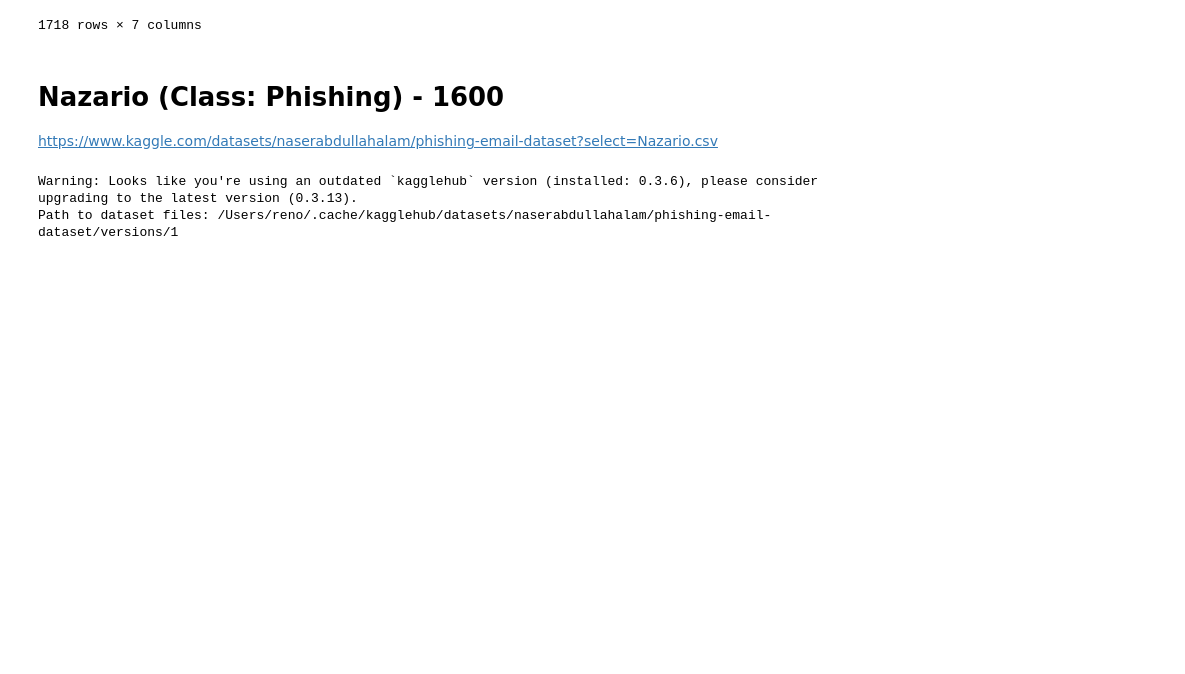
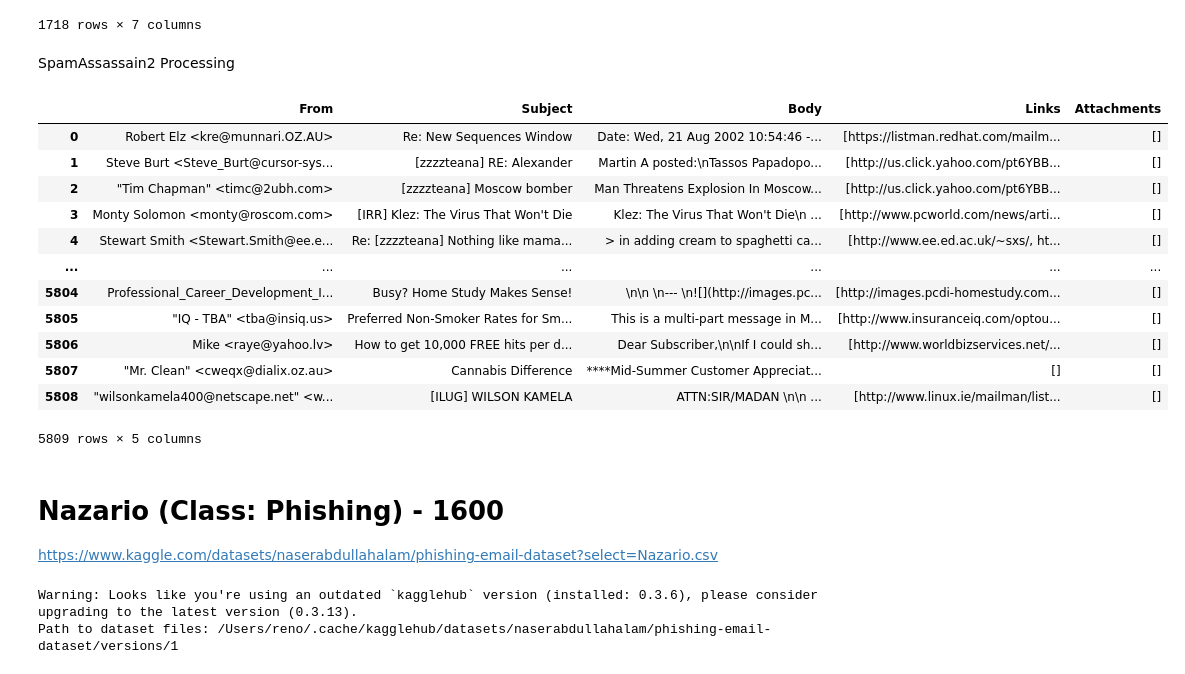
Before and after one commit to Reno0213/capstone, a Jupyter notebook: dataset.ipynb, the cells around one changed output. Drawn from its saved outputs; the diff is of its cells as text; code cells hidden in the pictures; blank space fills up the shorter version.

```diff
--- a/dataset.ipynb
+++ b/dataset.ipynb
@@ -176,6 +199,38 @@ dfSpamAssassinSpam2
 | 5807 | "Mr. Clean" <cweqx@dialix.oz.au> | <Undisclosed.Recipients@webnote.net> | Wed, 05 Aug 2020 04:01:50 -1900 | Cannabis Difference | ****Mid-Summer Customer Appreciat... | 1 | 0 |
 | 5808 | "wilsonkamela400@netscape.net" <w... | ilug@linux.ie | Wed, 04 Dec 2002 06:07:07 | [ILUG] WILSON KAMELA | ATTN:SIR/MADAN \n\n ... | 1 | 1 |
 1718 rows × 7 columns
+# %% [markdown]
+SpamAssassain2 Processing
+# %%
+import re
+def parse_email(sender, subject, body):
+
+    # Extract Links from body
+    links = re.findall(r"https?://\S+", body, re.IGNORECASE)
+
+    # This dataset doesnt contain attachment information
+    attachments = []
+
+    return pd.Series([sender, subject, body, links, attachments])
+
+dfSpamAssassin2[['sender', 'subject', 'body']] = dfSpamAssassin2[['sender', 'subject', 'body']].fillna('')
+formattedDF2 = dfSpamAssassin2.apply(lambda row: parse_email(row['sender'], row['subject'], row['body']), axis=1)
+formattedDF2.columns = ['From', 'Subject', 'Body', 'Links', 'Attachments']
+formattedDF2
+# %% [output]
+|  | From | Subject | Body | Links | Attachments |
+| 0 | Robert Elz <kre@munnari.OZ.AU> | Re: New Sequences Window | Date: Wed, 21 Aug 2002 10:54:46 -... | [https://listman.redhat.com/mailm... | [] |
+| 1 | Steve Burt <Steve_Burt@cursor-sys... | [zzzzteana] RE: Alexander | Martin A posted:\nTassos Papadopo... | [http://us.click.yahoo.com/pt6YBB... | [] |
+| 2 | "Tim Chapman" <timc@2ubh.com> | [zzzzteana] Moscow bomber | Man Threatens Explosion In Moscow... | [http://us.click.yahoo.com/pt6YBB... | [] |
+| 3 | Monty Solomon <monty@roscom.com> | [IRR] Klez: The Virus That Won't Die | Klez: The Virus That Won't Die\n ... | [http://www.pcworld.com/news/arti... | [] |
+| 4 | Stewart Smith <Stewart.Smith@ee.e... | Re: [zzzzteana] Nothing like mama... | > in adding cream to spaghetti ca... | [http://www.ee.ed.ac.uk/~sxs/, ht... | [] |
+| ... | ... | ... | ... | ... | ... |
+| 5804 | Professional_Career_Development_I... | Busy? Home Study Makes Sense! | \n\n \n--- \n![](http://images.pc... | [http://images.pcdi-homestudy.com... | [] |
+| 5805 | "IQ - TBA" <tba@insiq.us> | Preferred Non-Smoker Rates for Sm... | This is a multi-part message in M... | [http://www.insuranceiq.com/optou... | [] |
+| 5806 | Mike <raye@yahoo.lv> | How to get 10,000 FREE hits per d... | Dear Subscriber,\n\nIf I could sh... | [http://www.worldbizservices.net/... | [] |
+| 5807 | "Mr. Clean" <cweqx@dialix.oz.au> | Cannabis Difference | ****Mid-Summer Customer Appreciat... | [] | [] |
+| 5808 | "wilsonkamela400@netscape.net" <w... | [ILUG] WILSON KAMELA | ATTN:SIR/MADAN \n\n ... | [http://www.linux.ie/mailman/list... | [] |
+5809 rows × 5 columns
 # %% [markdown]
 # Nazario (Class: Phishing) - 1600
 https://www.kaggle.com/datasets/naserabdullahalam/phishing-email-dataset?select=Nazario.csv
```
Also changed, not shown: parts of 7 cells of this notebook.
